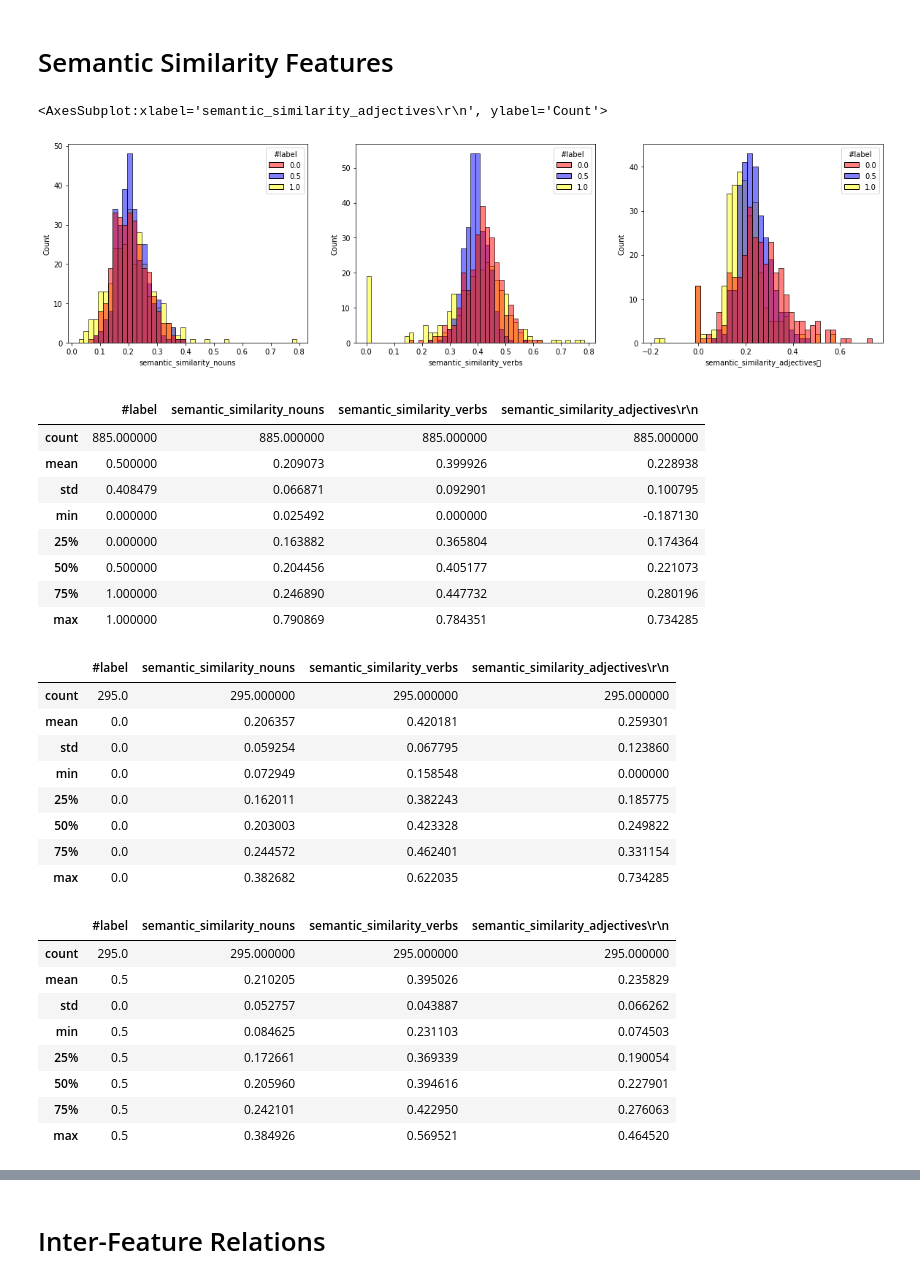
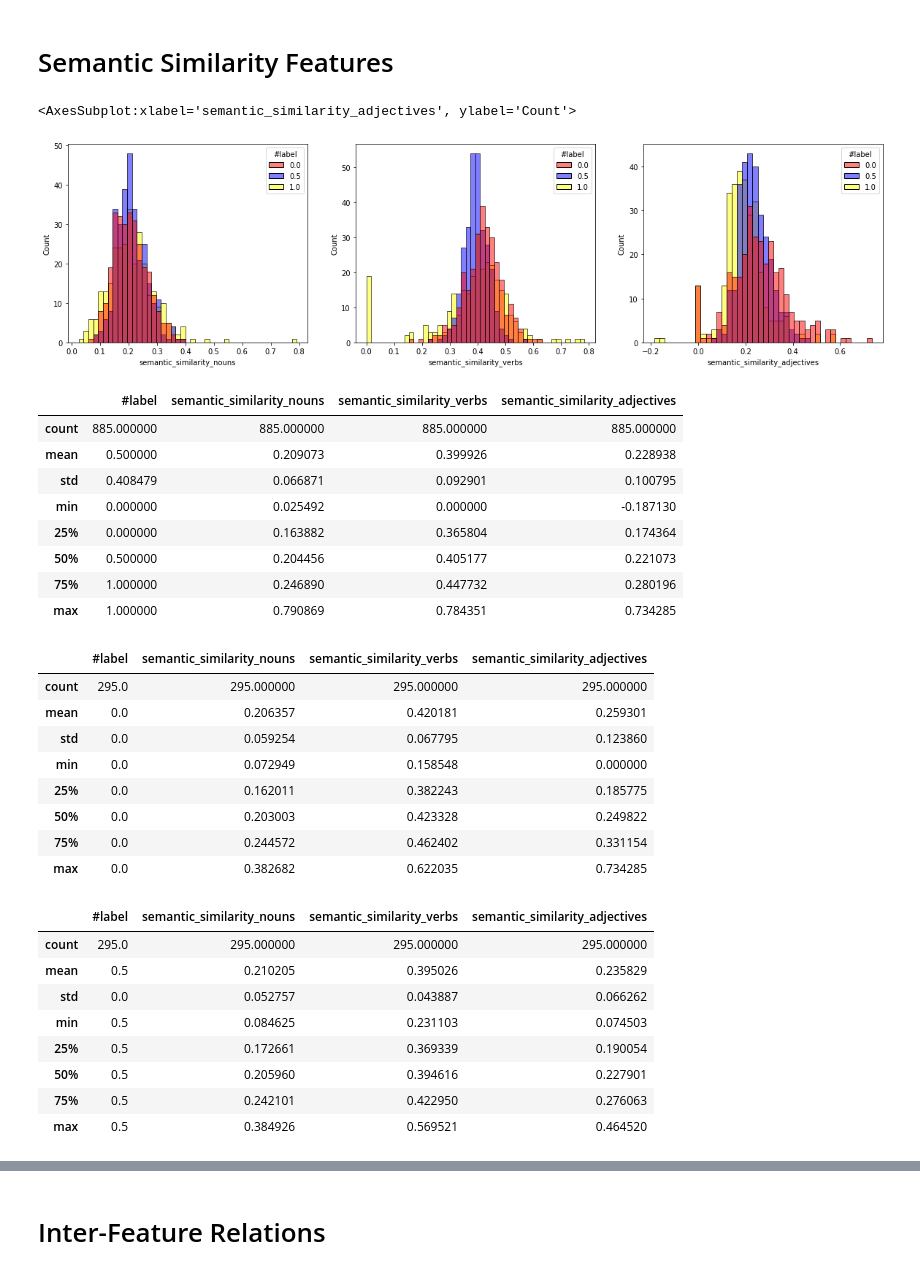
Before and after one commit to DanielAweis/TextComplexityFeatures, a Jupyter notebook: data_analysis/data_analysis_lexica_corpus.ipynb, the cells around one changed output, grey strips where cells are left out. Saved outputs shown, nothing was run; the diff lists cells and outputs as text; code cells hidden in the pictures.

Commit message:
cleand up data analysis

```diff
--- a/data_analysis/data_analysis_lexica_corpus.ipynb
+++ b/data_analysis/data_analysis_lexica_corpus.ipynb
@@ -10,6 +10,6 @@ import seaborn as sns
 
 import itertools
 # %%
-df = pd.read_csv("lexica_corpus_text_complexity.csv")
+df = pd.read_csv("text_complexity_lexica_corpus.csv")
 y = np.array(df["#label"])
 X = df.drop(["#id", "#label", "Unnamed: 0"],  axis='columns')
@@ -196,22 +185,22 @@ sns.histplot(ax=axes[1], data=discourse_df, x="articles_per_sentence", hue="#lab
 # %% [markdown]
 # Semantic Similarity Features
 # %%
-sem_sim_df = df[["#label", "semantic_similarity_nouns", "semantic_similarity_verbs", "semantic_similarity_adjectives\r\n"]]
+sem_sim_df = df[["#label", "semantic_similarity_nouns", "semantic_similarity_verbs", "semantic_similarity_adjectives"]]
 pos_miniklexi = sem_sim_df.loc[df["#label"] == 0.0]
 pos_klexikon = sem_sim_df.loc[df["#label"] == 0.5]
 pos_wiki = sem_sim_df.loc[df["#label"] == 1.0]
 # %%
 fig, axes = plt.subplots(nrows=1, ncols = 3, figsize=(20, 5))
 sns.histplot(ax=axes[0], data=sem_sim_df, x="semantic_similarity_nouns", hue="#label", palette=["red", "blue", "yellow"])
 sns.histplot(ax=axes[1], data=sem_sim_df, x="semantic_similarity_verbs", hue="#label", palette=["red", "blue", "yellow"])
-sns.histplot(ax=axes[2], data=sem_sim_df, x="semantic_similarity_adjectives\r\n", hue="#label", palette=["red", "blue", "yellow"])
+sns.histplot(ax=axes[2], data=sem_sim_df, x="semantic_similarity_adjectives", hue="#label", palette=["red", "blue", "yellow"])
 # %% [output]
-<AxesSubplot:xlabel='semantic_similarity_adjectives\r\n', ylabel='Count'>
+<AxesSubplot:xlabel='semantic_similarity_adjectives', ylabel='Count'>
-[figure, old version]
+[figure, new version]
 # %%
 sem_sim_df.describe()
 # %% [output]
-|  | #label | semantic_similarity_nouns | semantic_similarity_verbs | semantic_similarity_adjectives\r\n |
+|  | #label | semantic_similarity_nouns | semantic_similarity_verbs | semantic_similarity_adjectives |
 | count | 885.000000 | 885.000000 | 885.000000 | 885.000000 |
 | mean | 0.500000 | 0.209073 | 0.399926 | 0.228938 |
 | std | 0.408479 | 0.066871 | 0.092901 | 0.100795 |
@@ -223,19 +212,19 @@ sem_sim_df.describe()
 # %%
 pos_miniklexi.describe()
 # %% [output]
-|  | #label | semantic_similarity_nouns | semantic_similarity_verbs | semantic_similarity_adjectives\r\n |
+|  | #label | semantic_similarity_nouns | semantic_similarity_verbs | semantic_similarity_adjectives |
 | count | 295.0 | 295.000000 | 295.000000 | 295.000000 |
 | mean | 0.0 | 0.206357 | 0.420181 | 0.259301 |
 | std | 0.0 | 0.059254 | 0.067795 | 0.123860 |
 | min | 0.0 | 0.072949 | 0.158548 | 0.000000 |
 | 25% | 0.0 | 0.162011 | 0.382243 | 0.185775 |
 | 50% | 0.0 | 0.203003 | 0.423328 | 0.249822 |
-| 75% | 0.0 | 0.244572 | 0.462401 | 0.331154 |
+| 75% | 0.0 | 0.244572 | 0.462402 | 0.331154 |
 | max | 0.0 | 0.382682 | 0.622035 | 0.734285 |
 # %%
 pos_klexikon.describe()
 # %% [output]
-|  | #label | semantic_similarity_nouns | semantic_similarity_verbs | semantic_similarity_adjectives\r\n |
+|  | #label | semantic_similarity_nouns | semantic_similarity_verbs | semantic_similarity_adjectives |
 | count | 295.0 | 295.000000 | 295.000000 | 295.000000 |
 | mean | 0.5 | 0.210205 | 0.395026 | 0.235829 |
 | std | 0.0 | 0.052757 | 0.043887 | 0.066262 |
```
Also changed, not shown: parts of 11 cells of this notebook, 1 other file.
